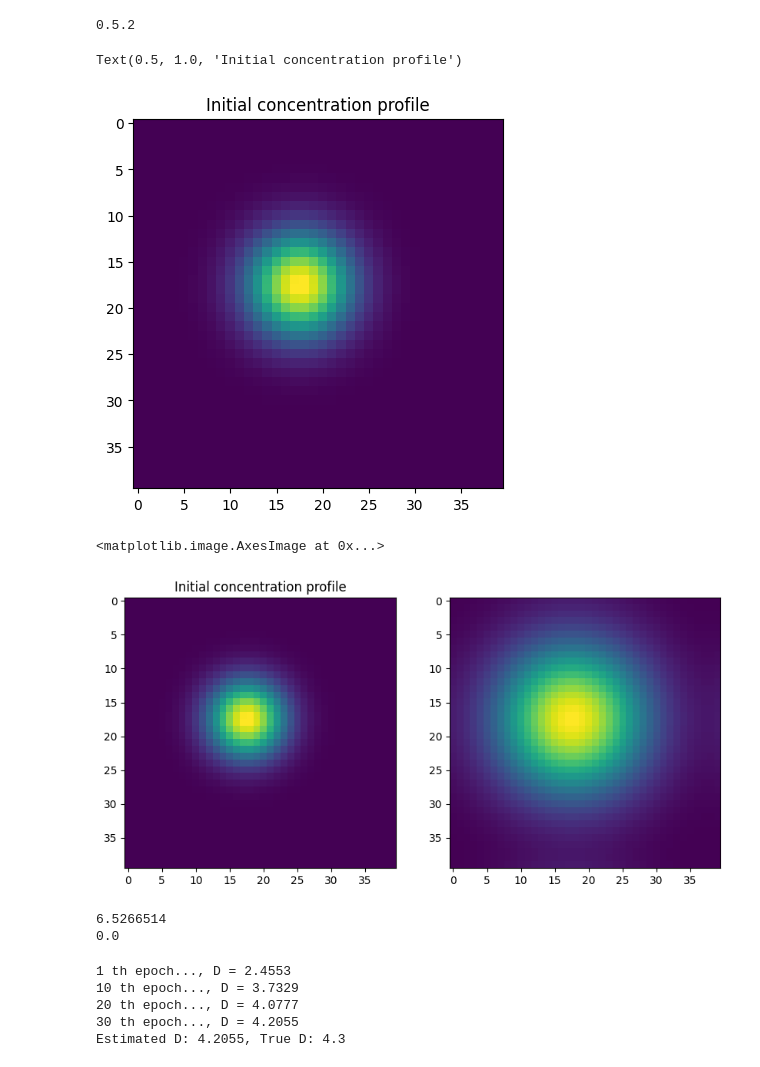
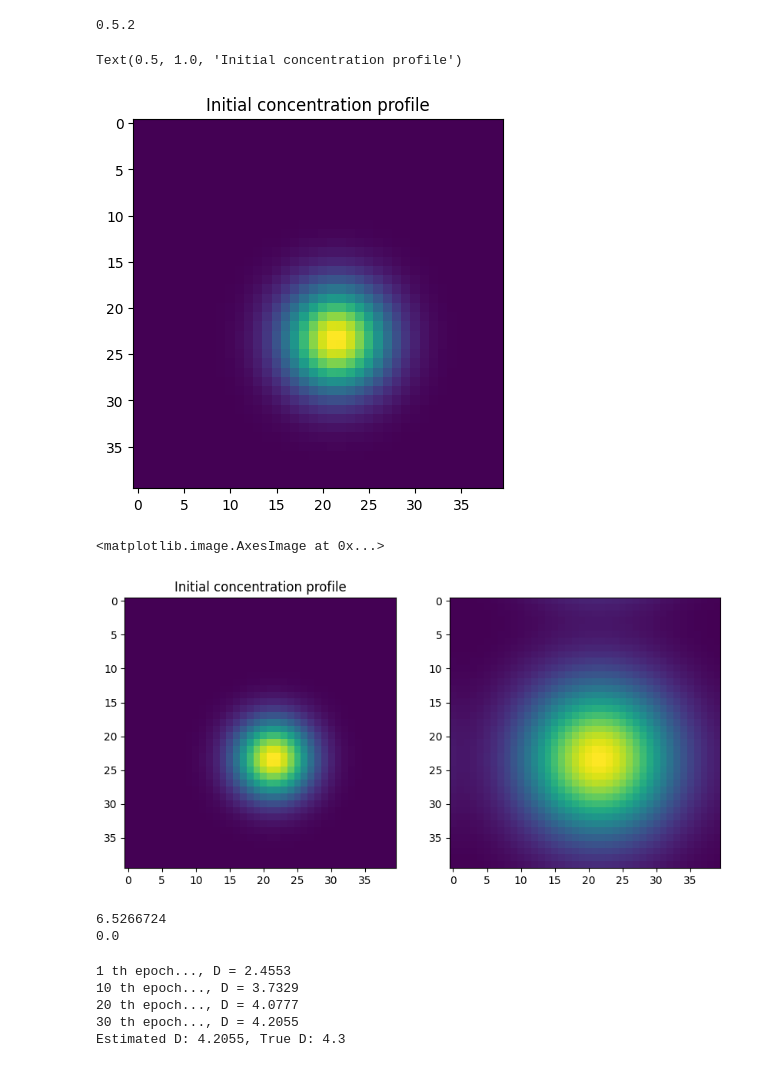
Before and after one commit to kondo-y/computational-biology-notebooks, a Jupyter notebook: colab-notebooks/differentiable-diffusion-jax-optax.ipynb, the cells around one changed output. Cells and saved outputs as stored; diff of their text form; code cells hidden in the pictures.

```diff
--- a/colab-notebooks/differentiable-diffusion-jax-optax.ipynb
+++ b/colab-notebooks/differentiable-diffusion-jax-optax.ipynb
@@ -17,25 +17,25 @@ from jax import grad, jit
 0.5.2
 # %%
 #
-# defining initial condition
+# Define initial condition
 #
 L = 40
 def gaussian_on_grid(L, mu_x=0., mu_y=0., sigma=1.):
     x, y = np.meshgrid(np.linspace(-1,1, L), np.linspace(-1,1,L))
-    x += mu_x
-    y += mu_y
+    x -= mu_x
+    y -= mu_y
     d = np.sqrt(x*x+y*y)
     return np.exp(-( d**2 / ( 2.0 * sigma**2 ) ) )
 
-c_init = gaussian_on_grid(L, 0.1, 0.1, sigma=0.2)
+c_init = gaussian_on_grid(L, 0.1, 0.2, sigma=0.2)
 plt.imshow(c_init)
 plt.title("Initial concentration profile")
 # %% [output]
 Text(0.5, 1.0, 'Initial concentration profile')
-[figure, old version]
+[figure, new version]
 # %%
 #
-# simulation code
+# Simulation
 #
 def diffusion_pbc(c):# Periodic b.c.
     return jnp.roll(c, 1, axis=0) + jnp.roll(c, -1, axis=0) + jnp.roll(c, 1, axis=1) + jnp.roll(c, -1, axis=1) - 4*c
@@ -60,10 +60,10 @@ ax[0].set_title("Initial concentration profile")
 ax[1].imshow(c_new)
 # %% [output]
 <matplotlib.image.AxesImage at 0x...>
-[figure, old version]
+[figure, new version]
 # %%
 #
-# defining loss function
+# Define loss function
 #
 def ssd(x, y):
     return jnp.sum((x - y)**2)
@@ -75,7 +75,7 @@ def simulation_loss(c0, c_target, D, dt, dx, num_t, update_func):
 print(simulation_loss(c_init, c_new, 1.0, dt, dx, num_t, diffusion_pbc))
 print(simulation_loss(c_init, c_new, D_data, dt, dx, num_t, diffusion_pbc))
 # %% [output]
-6.5266514
+6.5266724
 0.0
 # %%
 #
```
